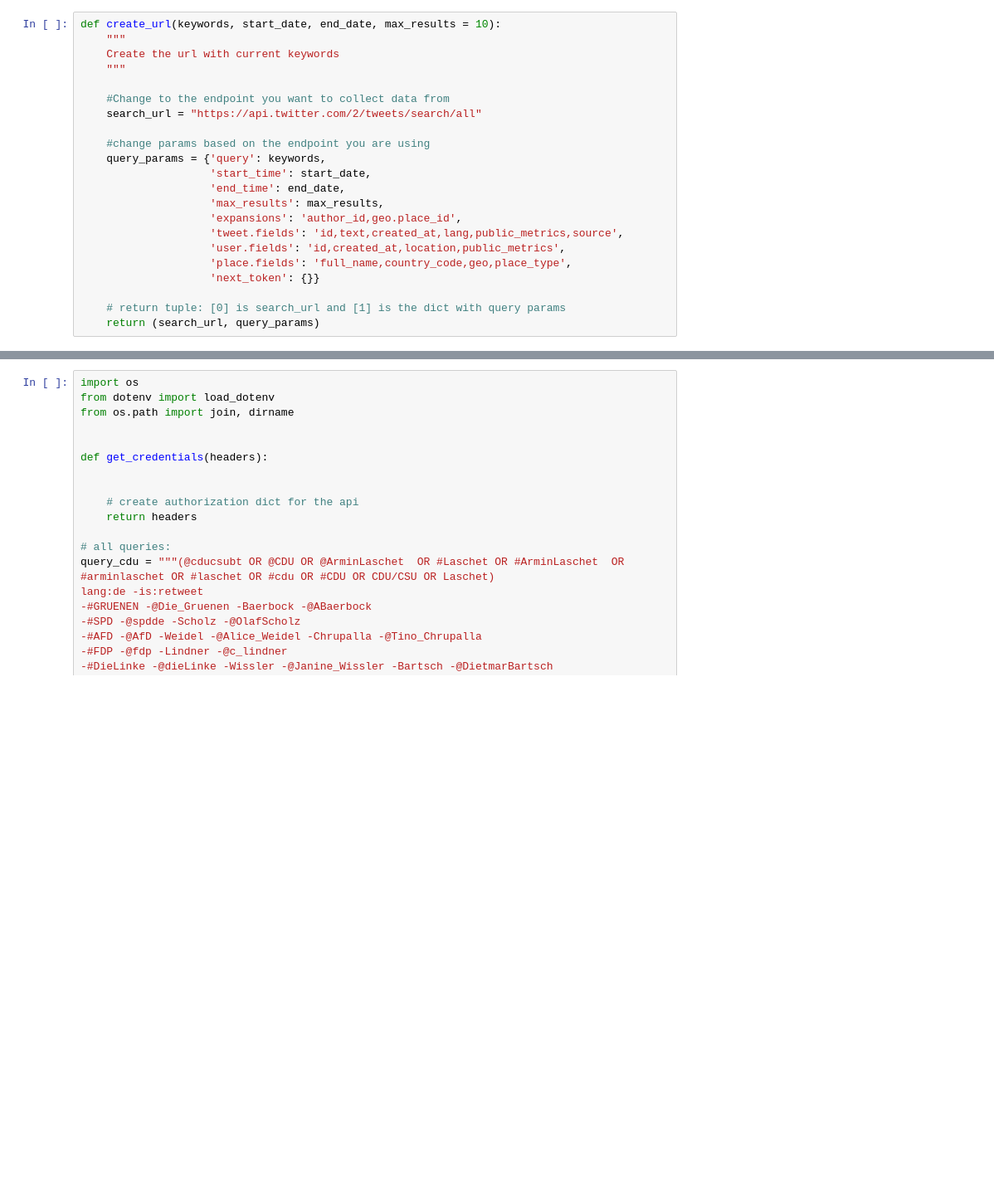
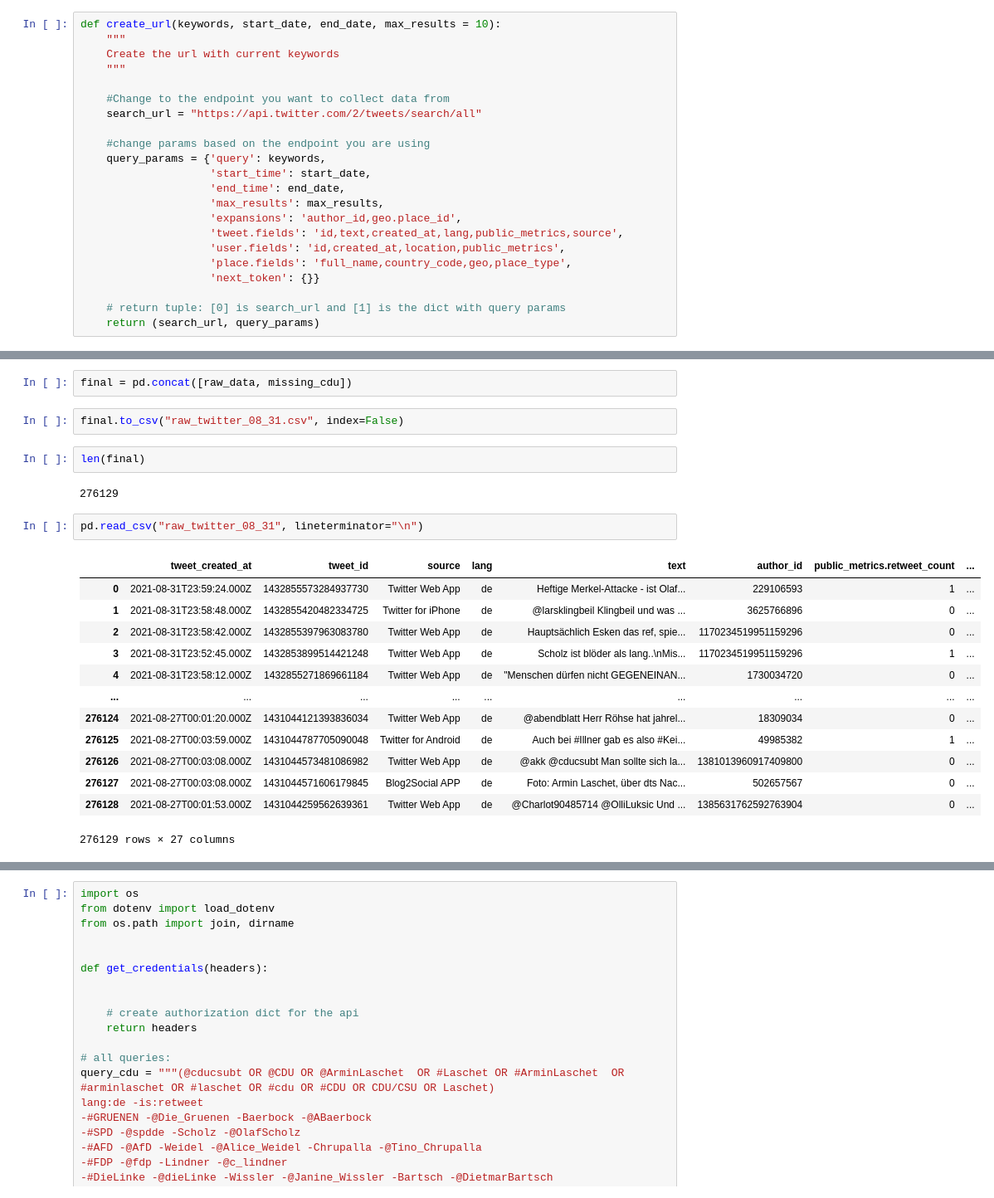
Before and after one commit to NicolasBuehringer/project_delphi, a Jupyter notebook: notebooks/03nicolas/test_api.ipynb, the cells around one changed output, grey strips where cells are left out. Shown at 83% size. Drawn from its saved outputs; the diff is of its cells as text; blank space fills up the shorter version.

Commit message:
fetched tweets

```diff
--- a/notebooks/03nicolas/test_api.ipynb
+++ b/notebooks/03nicolas/test_api.ipynb
@@ -169 +174,25 @@ def search_twitter(party, keywords, start_time,
+# %%
+final = pd.concat([raw_data, missing_cdu])
+# %%
+final.to_csv("raw_twitter_08_31.csv", index=False)
+# %%
+len(final)
+# %% [output]
+276129
+# %%
+pd.read_csv("raw_twitter_08_31", lineterminator="\n")
+# %% [output]
+|  | tweet_created_at | tweet_id | source | lang | text | author_id | public_metrics.retweet_count | ... |
+| 0 | 2021-08-31T23:59:24.000Z | 1432855573284937730 | Twitter Web App | de | Heftige Merkel-Attacke - ist Olaf... | 229106593 | 1 | ... |
+| 1 | 2021-08-31T23:58:48.000Z | 1432855420482334725 | Twitter for iPhone | de | @larsklingbeil Klingbeil und was ... | 3625766896 | 0 | ... |
+| 2 | 2021-08-31T23:58:42.000Z | 1432855397963083780 | Twitter Web App | de | Hauptsächlich Esken das ref, spie... | 1170234519951159296 | 0 | ... |
+| 3 | 2021-08-31T23:52:45.000Z | 1432853899514421248 | Twitter Web App | de | Scholz ist blöder als lang..\nMis... | 1170234519951159296 | 1 | ... |
+| 4 | 2021-08-31T23:58:12.000Z | 1432855271869661184 | Twitter Web App | de | "Menschen dürfen nicht GEGENEINAN... | 1730034720 | 0 | ... |
+| ... | ... | ... | ... | ... | ... | ... | ... | ... |
+| 276124 | 2021-08-27T00:01:20.000Z | 1431044121393836034 | Twitter Web App | de | @abendblatt Herr Röhse hat jahrel... | 18309034 | 0 | ... |
+| 276125 | 2021-08-27T00:03:59.000Z | 1431044787705090048 | Twitter for Android | de | Auch bei #Illner gab es also #Kei... | 49985382 | 1 | ... |
+| 276126 | 2021-08-27T00:03:08.000Z | 1431044573481086982 | Twitter Web App | de | @akk @cducsubt Man sollte sich la... | 1381013960917409800 | 0 | ... |
+| 276127 | 2021-08-27T00:03:08.000Z | 1431044571606179845 | Blog2Social APP | de | Foto: Armin Laschet, über dts Nac... | 502657567 | 0 | ... |
+| 276128 | 2021-08-27T00:01:53.000Z | 1431044259562639361 | Twitter Web App | de | @Charlot90485714 @OlliLuksic Und ... | 1385631762592763904 | 0 | ... |
+276129 rows × 27 columns
 # %%
```
Also changed, not shown: parts of 11 cells of this notebook.
